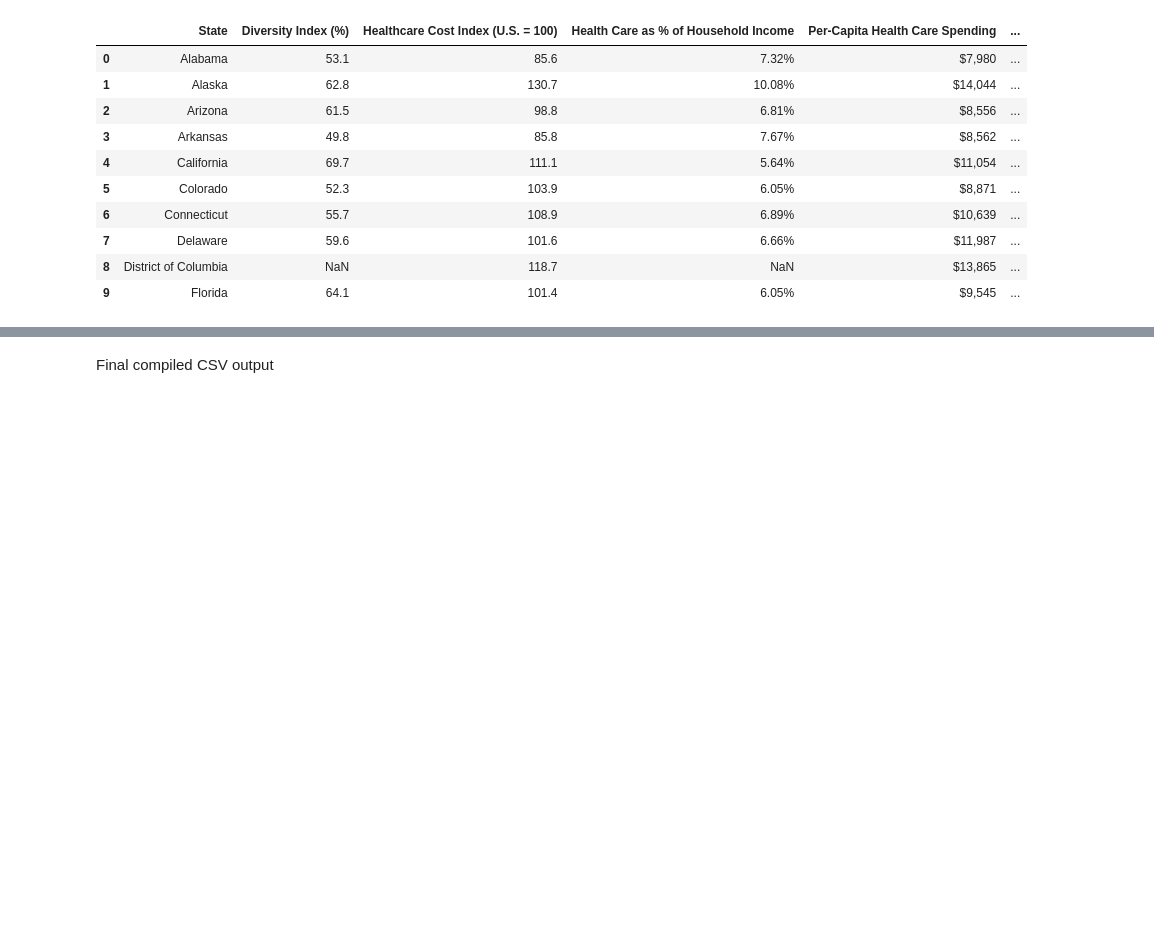
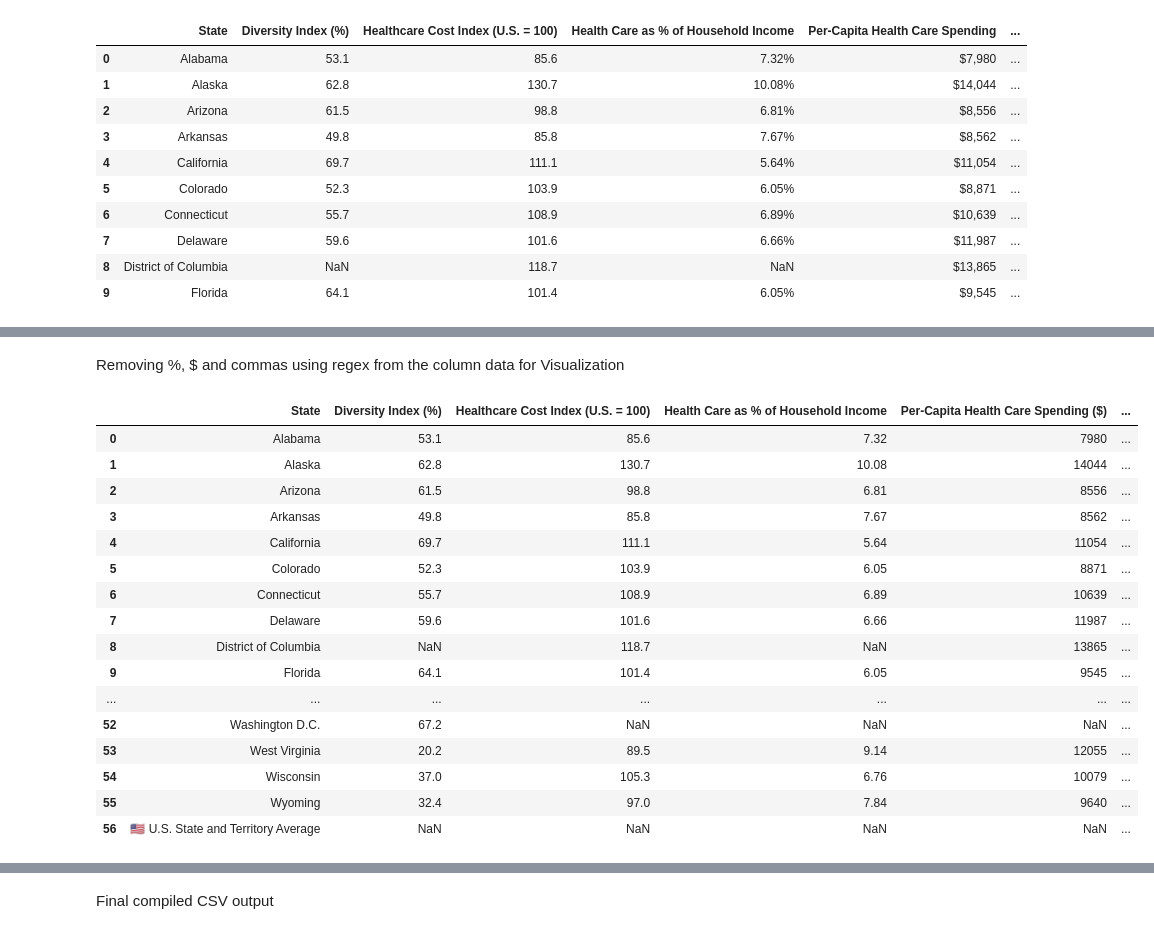
Before and after one commit to maxwellicharia/US-State-Health-Data-Analysis, a Jupyter notebook: US States Health Analysis.ipynb, the cells around one changed output, grey strips where cells are left out. Saved outputs shown, nothing was run; the diff lists cells and outputs as text; code cells hidden in the pictures; blank space fills up the shorter version.

Commit message:
Edit - Removed $, % and commas for visualization

```diff
--- a/US States Health Analysis.ipynb
+++ b/US States Health Analysis.ipynb
@@ -65,0 +71,22 @@ df_merged.tail(10)
+# %% [markdown]
+Removing %, $ and commas using regex from the column data for Visualization
+# %%
+df_merged.replace(r"(^\$)|(%$)|(\,)", '', regex=True, inplace=True)
+# %% [output]
+|  | State | Diversity Index (%) | Healthcare Cost Index (U.S. = 100) | Health Care as % of Household Income | Per-Capita Health Care Spending ($) | ... |
+| 0 | Alabama | 53.1 | 85.6 | 7.32 | 7980 | ... |
+| 1 | Alaska | 62.8 | 130.7 | 10.08 | 14044 | ... |
+| 2 | Arizona | 61.5 | 98.8 | 6.81 | 8556 | ... |
+| 3 | Arkansas | 49.8 | 85.8 | 7.67 | 8562 | ... |
+| 4 | California | 69.7 | 111.1 | 5.64 | 11054 | ... |
+| 5 | Colorado | 52.3 | 103.9 | 6.05 | 8871 | ... |
+| 6 | Connecticut | 55.7 | 108.9 | 6.89 | 10639 | ... |
+| 7 | Delaware | 59.6 | 101.6 | 6.66 | 11987 | ... |
+| 8 | District of Columbia | NaN | 118.7 | NaN | 13865 | ... |
+| 9 | Florida | 64.1 | 101.4 | 6.05 | 9545 | ... |
+| ... | ... | ... | ... | ... | ... | ... |
+| 52 | Washington D.C. | 67.2 | NaN | NaN | NaN | ... |
+| 53 | West Virginia | 20.2 | 89.5 | 9.14 | 12055 | ... |
+| 54 | Wisconsin | 37.0 | 105.3 | 6.76 | 10079 | ... |
+| 55 | Wyoming | 32.4 | 97.0 | 7.84 | 9640 | ... |
+| 56 | 🇺🇸 U.S. State and Territory Average | NaN | NaN | NaN | NaN | ... |
```
Also changed, not shown: parts of 11 cells of this notebook, 1 other file.
